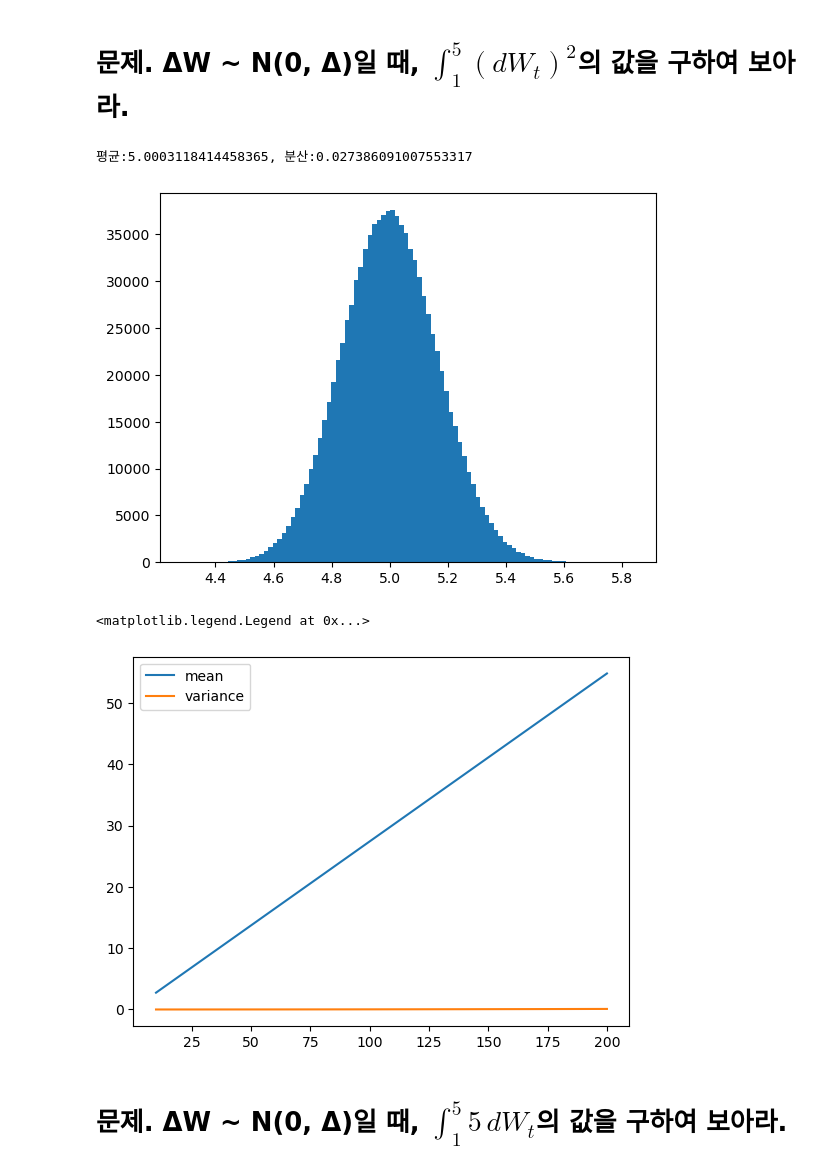
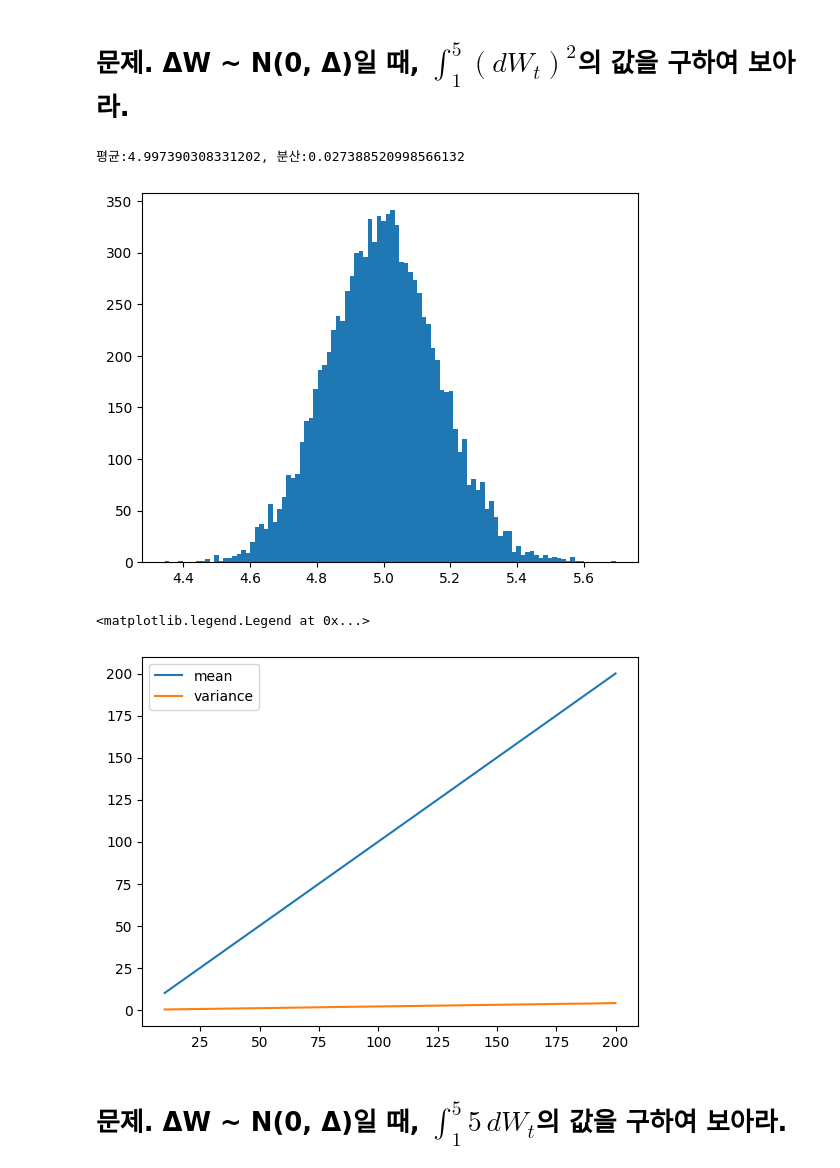
Before and after one commit to HST0077/FE2025, a Jupyter notebook: stochastic_calculus.ipynb, the cells around one changed output. Cells and saved outputs as stored; diff of their text form; code cells hidden in the pictures.

```diff
--- a/stochastic_calculus.ipynb
+++ b/stochastic_calculus.ipynb
@@ -133,22 +144,22 @@ timer.toc()
 # %%
 import cupy as cp
 from scipy.stats import norm
 import matplotlib.pyplot as plt
 import numpy as np
 
 T=5 # num of years
 N=T*365 # 일 단위로 환산한 만기까지의 기간
-sim=1000000 # simulation 회수
+sim=10000 # simulation 회수
 s=cp.sqrt(1/365) # 하루를 년으로 환산하여 표준편차화
 dW=cp.random.normal(0,s,[N,sim]) # [N,sim] 크기 정규난수 생성
 dW2=dW**2
 sumW=cp.sum(dW2,axis=0) # 각 열별로 누적합을 구함
 plt.hist(sumW.get(),bins=100)
 mu,sig=norm.fit(sumW.get()) # get()을 이용해 CPU로 변환
 print('평균:{0}, 분산:{1}'.format(mu,sig**2))
 # %% [output]
-평균:5.0003118414458365, 분산:0.027386091007553317
+평균:4.997390308331202, 분산:0.027388520998566132
-[figure, old version]
+[figure, new version]
 # %%
 # 함수로 표현
 def BMsum2_gpu(T,sim,N_interval):
@@ -170,8 +181,7 @@ import numpy as np
 T=np.arange(10,201,10) # 10,20,...,200
 M,S=np.zeros(len(T)),np.zeros(len(T))
 for i,t in enumerate(T):
-    M[i],b=BMsum2_gpu(t,10000,100)
-    S[i]=b*b # 분산으로 변환
+    M[i],S[i]=BMsum2_gpu(t,10000,100)
 # 분포그리기
 plt.plot(T,M,label='mean')
 plt.plot(T,S,label='variance')
@@ -179,7 +189,7 @@ plt.plot(T,S,label='variance')
 plt.legend()
 # %% [output]
 <matplotlib.legend.Legend at 0x...>
-[figure, old version]
+[figure, new version]
 # %% [markdown]
 # 문제. ΔW ~ N(0, Δ)일 때, $\int_1^5 5 \, dW_t$의 값을 구하여 보아라.
 # %%
```
Also changed, not shown: parts of 17 cells of this notebook.
